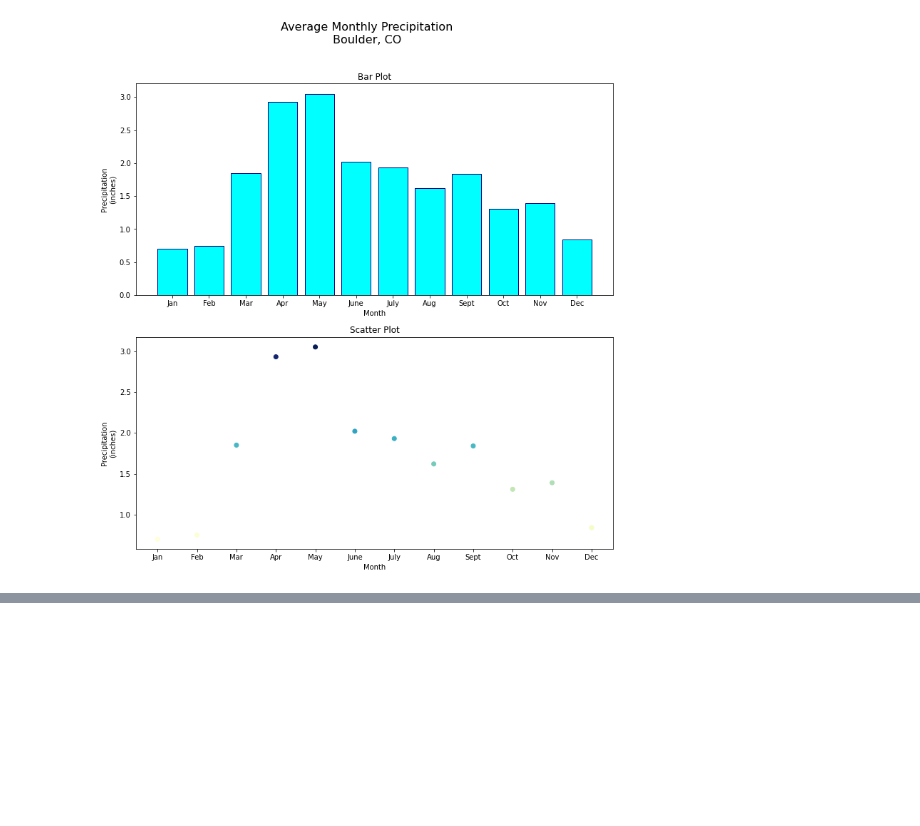
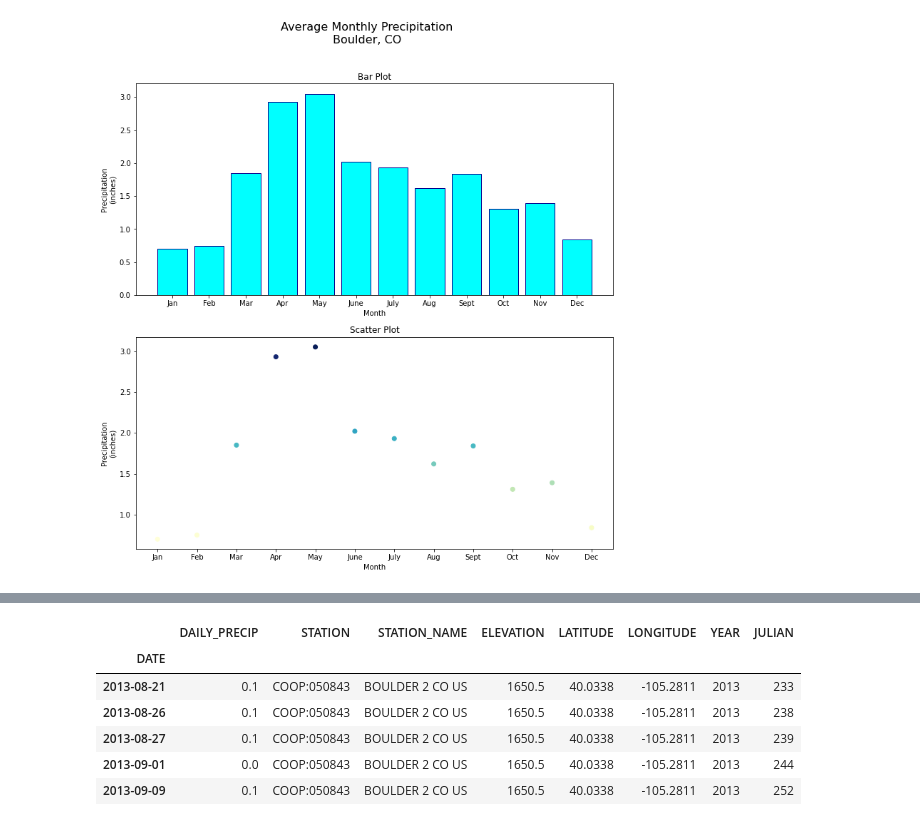
Before and after one commit to JudithAment/earth-analytics-bootcamp, a Jupyter notebook: plotting-textbook/chapter-01.ipynb, the cells around one changed output, grey strips where cells are left out. Saved outputs shown, nothing was run; the diff lists cells and outputs as text; code cells hidden in the pictures; blank space fills up the shorter version.

```diff
--- a/plotting-textbook/chapter-01.ipynb
+++ b/plotting-textbook/chapter-01.ipynb
@@ -94,0 +102,14 @@ Extracted output to /Users/judith/earth-analytics/data/colorado-flood/.
+# %%
+# Subset the data as we did previously
+precip_boulder_AugOct = boulder_daily_precip["2013-08-15":"2013-10-15"]
+
+# View first few rows of data
+precip_boulder_AugOct.head()
+# %% [output]
+|  | DAILY_PRECIP | STATION | STATION_NAME | ELEVATION | LATITUDE | LONGITUDE | YEAR | JULIAN |
+| DATE |  |  |  |  |  |  |  |  |
+| 2013-08-21 | 0.1 | COOP:050843 | BOULDER 2 CO US | 1650.5 | 40.0338 | -105.2811 | 2013 | 233 |
+| 2013-08-26 | 0.1 | COOP:050843 | BOULDER 2 CO US | 1650.5 | 40.0338 | -105.2811 | 2013 | 238 |
+| 2013-08-27 | 0.1 | COOP:050843 | BOULDER 2 CO US | 1650.5 | 40.0338 | -105.2811 | 2013 | 239 |
+| 2013-09-01 | 0.0 | COOP:050843 | BOULDER 2 CO US | 1650.5 | 40.0338 | -105.2811 | 2013 | 244 |
+| 2013-09-09 | 0.1 | COOP:050843 | BOULDER 2 CO US | 1650.5 | 40.0338 | -105.2811 | 2013 | 252 |
```
Also changed, not shown: parts of 4 cells of this notebook.
